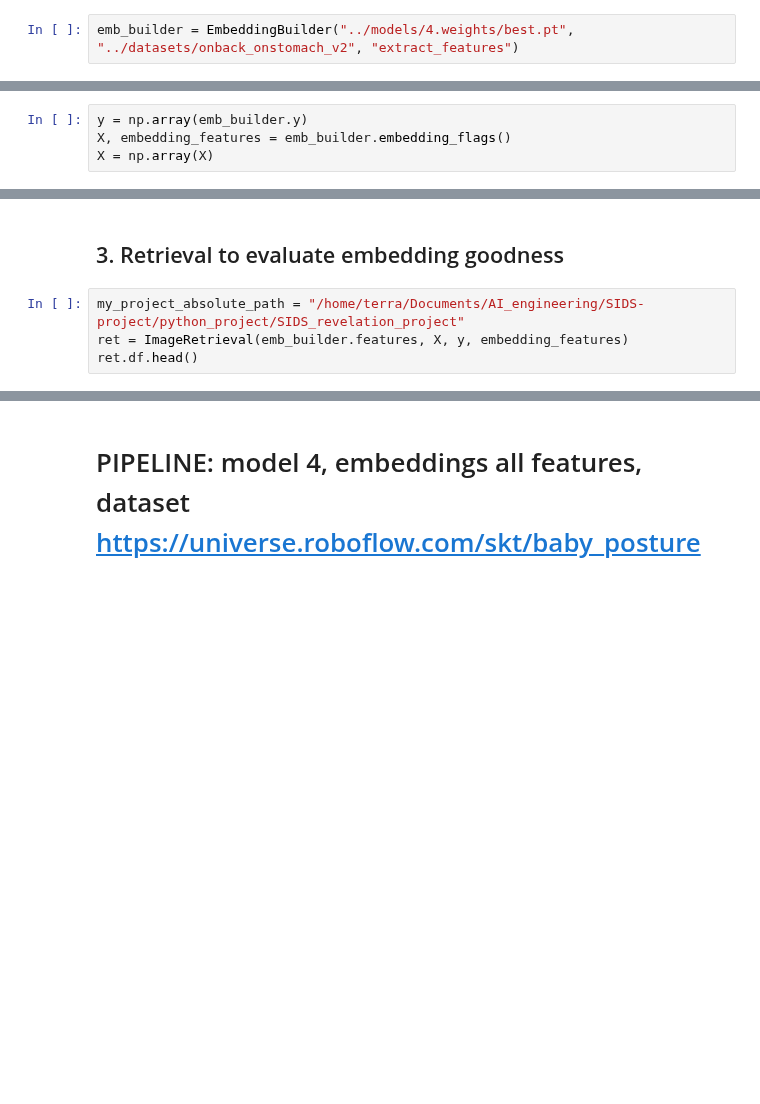
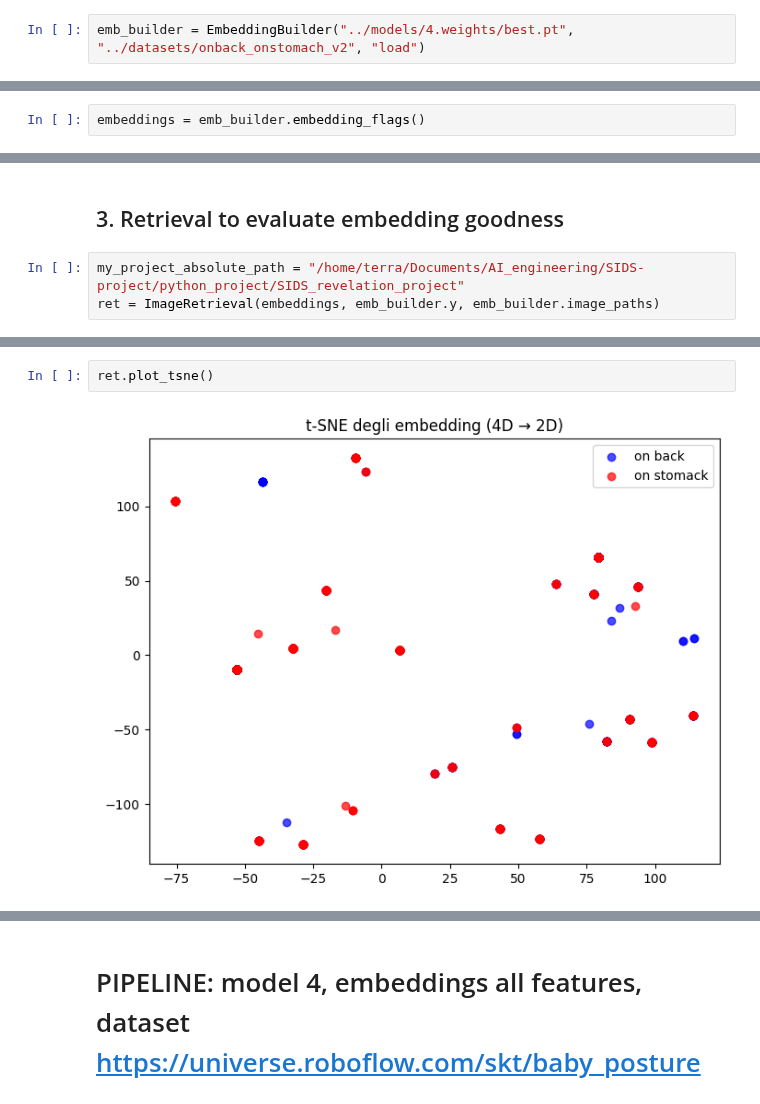
Before and after one commit to Lori-in-the-clouds/SIDS_revelation_project, a Jupyter notebook: pipeline/pipeline.ipynb, the cells around one changed output, grey strips where cells are left out. Saved outputs shown, nothing was run; the diff lists cells and outputs as text; blank space fills up the shorter version.

```diff
--- a/pipeline/pipeline.ipynb
+++ b/pipeline/pipeline.ipynb
@@ -37,5 +37,5 @@ print(os.getcwd())
 # %%
-emb_builder = EmbeddingBuilder("../models/4.weights/best.pt", "../datasets/onback_onstomach_v2", "extract_features")
+emb_builder = EmbeddingBuilder("../models/4.weights/best.pt", "../datasets/onback_onstomach_v2", "load")
 # %% [output]
 Extracting dataset info from .coco.json file:---------------------------------------------
 Dataset contains 1506 valid samples, and labels are {'baby_on_back': 1, 'baby_on_stomach': 2}
@@ -59,9 +72,7 @@ Dataset labels: {'baby_on_back': 1, 'baby_on_stomach': 2}
 # %% [markdown]
 **Create embeddings**
 # %%
-y = np.array(emb_builder.y)
-X, embedding_features = emb_builder.embedding_flags()
-X = np.array(X)
+embeddings = emb_builder.embedding_flags()
 # %% [output]
 Creation of flags features embedding------------------------------------------------------
 0%-->    0 / 1506 files processed
@@ -86,5 +113,4 @@ Creation of flags features embedding--------------------------------------------
 ## 3. Retrieval to evaluate embedding goodness
 # %%
 my_project_absolute_path = "/home/terra/Documents/AI_engineering/SIDS-project/python_project/SIDS_revelation_project"
-ret = ImageRetrieval(emb_builder.features, X, y, embedding_features)
-ret.df.head()
+ret = ImageRetrieval(embeddings, emb_builder.y, emb_builder.image_paths)
@@ -101,0 +121,4 @@ ret.plot_lda()
+# %%
+ret.plot_tsne()
+# %% [output]
+[figure, added]
```
Also changed, not shown: parts of 27 cells of this notebook, 3 other files.
